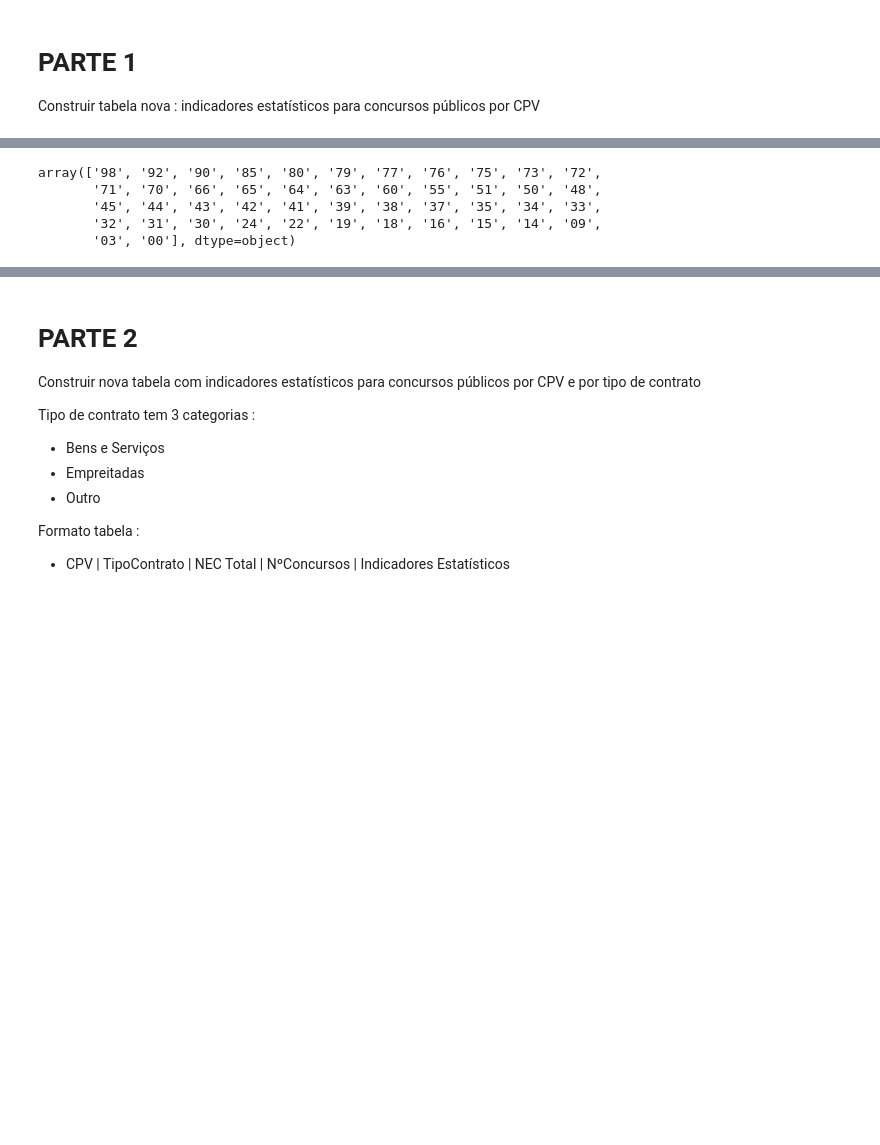
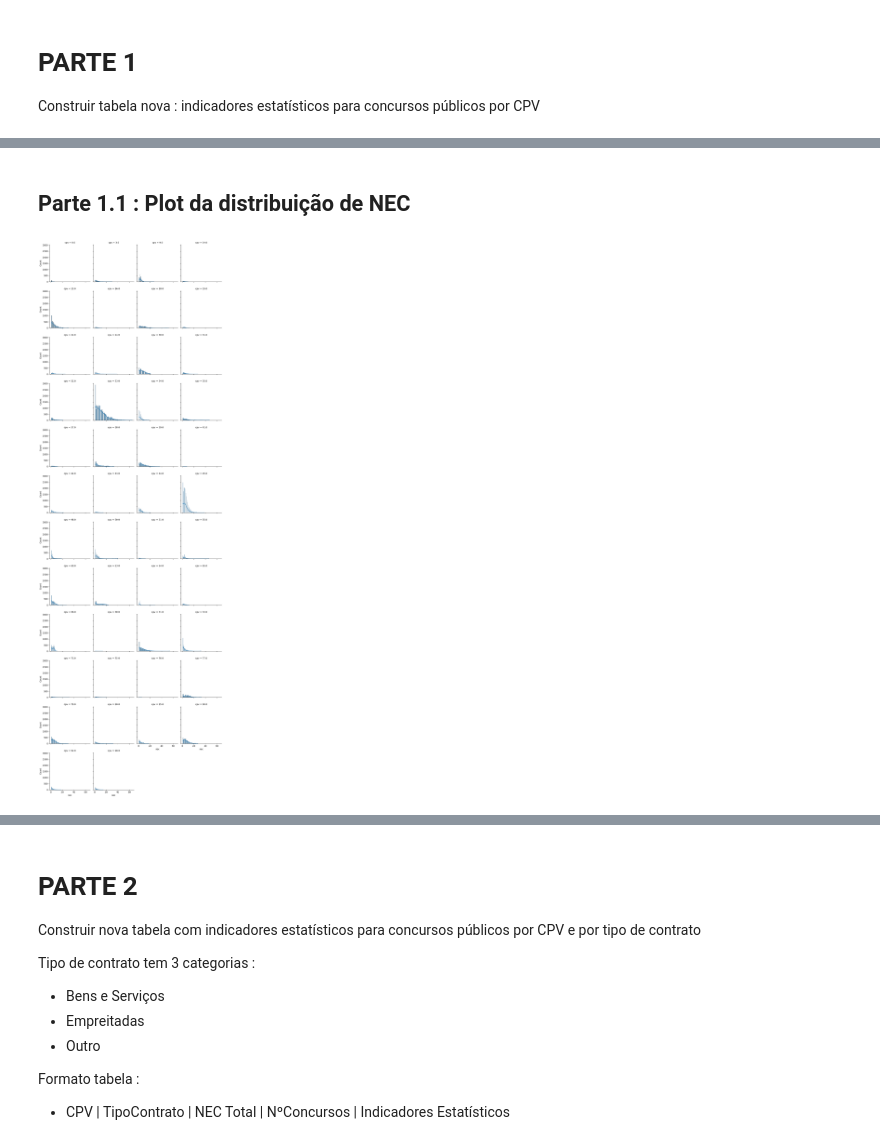
Before and after one commit to francisco-vpereira/ForceraIntership, a Jupyter notebook: forcera/scripts/notebooks/3. análise_final/flagR019.ipynb, the cells around one changed output, grey strips where cells are left out. Drawn from its saved outputs; the diff is of its cells as text; code cells hidden in the pictures; blank space fills up the shorter version.

```diff
--- a/forcera/scripts/notebooks/3. análise_final/flagR019.ipynb
+++ b/forcera/scripts/notebooks/3. análise_final/flagR019.ipynb
@@ -39,12 +76,15 @@ cur.execute('''
                 ORDER BY cpv2 DESC;''')
 
 data = pd.DataFrame(cur.fetchall())
-# %%
-CPV = (data.iloc[:,0].unique())
-CPV
-# %% [output]
-array(['98', '92', '90', '85', '80', '79', '77', '76', '75', '73', '72',
-       '71', '70', '66', '65', '64', '63', '60', '55', '51', '50', '48',
-       '45', '44', '43', '42', '41', '39', '38', '37', '35', '34', '33',
-       '32', '31', '30', '24', '22', '19', '18', '16', '15', '14', '09',
-       '03', '00'], dtype=object)
+# %% [markdown]
+## Parte 1.1 : Plot da distribuição de NEC
+# %%
+data = data.rename(columns={0:'cpv', 1:'id', 2:'nec'})
+# %%
+data_sorted = data.sort_values(by=['nec'], ascending=[False])
+# %%
+g = sns.FacetGrid(data=data_sorted, col='cpv', col_wrap=4)
+g.map(sns.histplot, 'nec', kde = True)
+plt.show()
+# %% [output]
+[figure, added]
```
Also changed, not shown: parts of 37 cells of this notebook, 1 other file.
